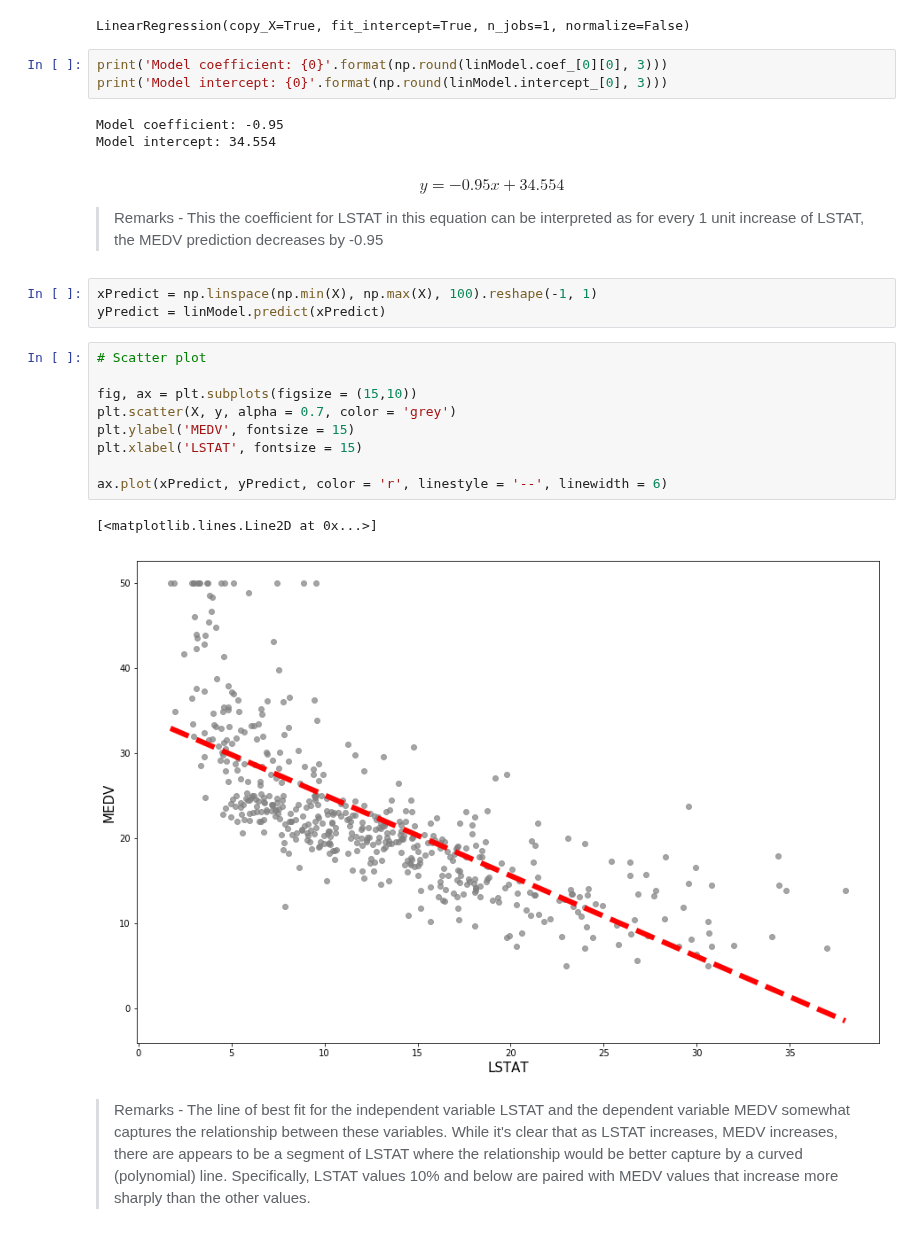
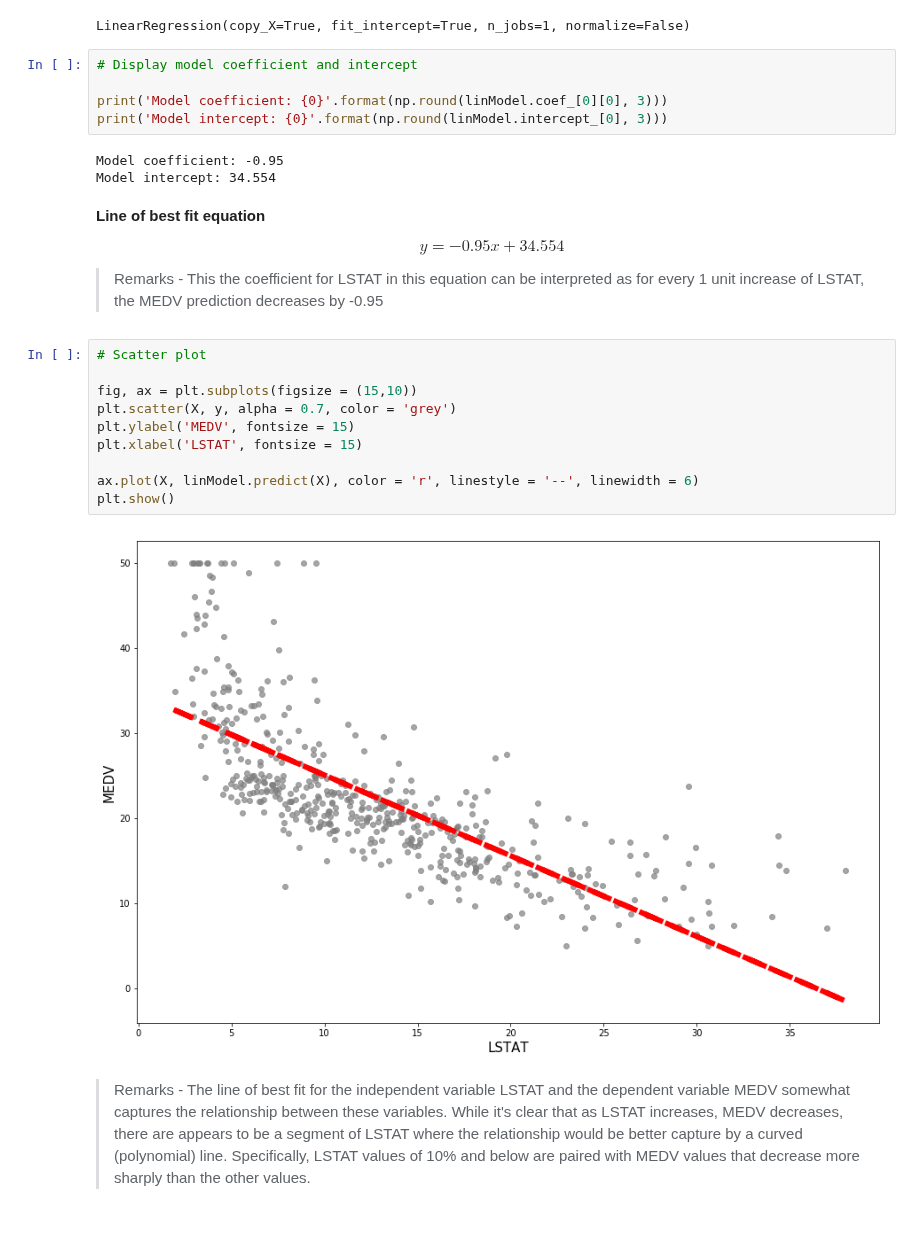
Before and after one commit to sudhu26/data-science-portfolio, a Jupyter notebook: Academics/OnRamp/MachineLearningPrinciples/Assignment03_ML.ipynb, the cells around one changed output. Saved outputs shown, nothing was run; the diff lists cells and outputs as text.

```diff
--- a/Academics/OnRamp/MachineLearningPrinciples/Assignment03_ML.ipynb
+++ b/Academics/OnRamp/MachineLearningPrinciples/Assignment03_ML.ipynb
@@ -92,32 +110,33 @@ linModel.fit(X,y)
 # %% [output]
 LinearRegression(copy_X=True, fit_intercept=True, n_jobs=1, normalize=False)
 # %%
+# Display model coefficient and intercept
+
 print('Model coefficient: {0}'.format(np.round(linModel.coef_[0][0], 3)))
 print('Model intercept: {0}'.format(np.round(linModel.intercept_[0], 3)))
 # %% [output]
 Model coefficient: -0.95
 Model intercept: 34.554
 # %% [markdown]
+__Line of best fit equation__
+
 $$
 y = -0.95x + 34.554
 $$
 
 > Remarks - This the coefficient for LSTAT in this equation can be interpreted as for every 1 unit increase of LSTAT, the MEDV prediction
 decreases by -0.95
-# %%
-xPredict = np.linspace(np.min(X), np.max(X), 100).reshape(-1, 1)
-yPredict = linModel.predict(xPredict)
 # %%
 # Scatter plot
 
 fig, ax = plt.subplots(figsize = (15,10))
 plt.scatter(X, y, alpha = 0.7, color = 'grey')
 plt.ylabel('MEDV', fontsize = 15)
 plt.xlabel('LSTAT', fontsize = 15)
 
-ax.plot(xPredict, yPredict, color = 'r', linestyle = '--', linewidth = 6)
+ax.plot(X, linModel.predict(X), color = 'r', linestyle = '--', linewidth = 6)
+plt.show()
 # %% [output]
-[<matplotlib.lines.Line2D at 0x...>]
-[figure, old version]
+[figure, new version]
 # %% [markdown]
-> Remarks - The line of best fit for the independent variable LSTAT and the dependent variable MEDV somewhat captures the relationship between these variables. While it's clear that as LSTAT increases, MEDV increases, there are appears to be a segment of LSTAT where the relationship would be better capture by a curved (polynomial) line. Specifically, LSTAT values 10% and below are paired with MEDV values that increase more sharply than the other values.
+> Remarks - The line of best fit for the independent variable LSTAT and the dependent variable MEDV somewhat captures the relationship between these variables. While it's clear that as LSTAT increases, MEDV decreases, there are appears to be a segment of LSTAT where the relationship would be better capture by a curved (polynomial) line. Specifically, LSTAT values of 10% and below are paired with MEDV values that decrease more sharply than the other values.
```
Also changed, not shown: parts of 2 cells of this notebook, 13 other files.
